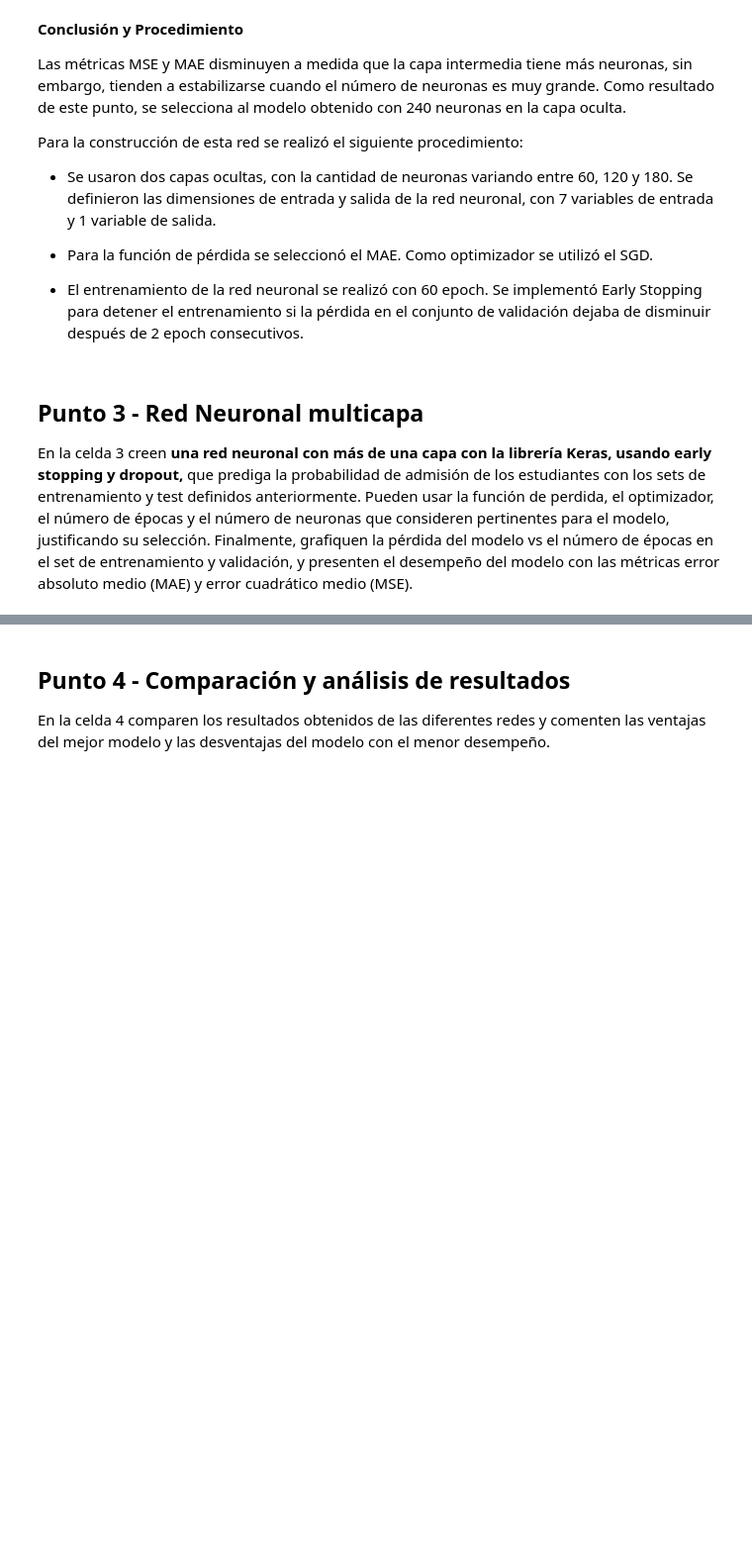
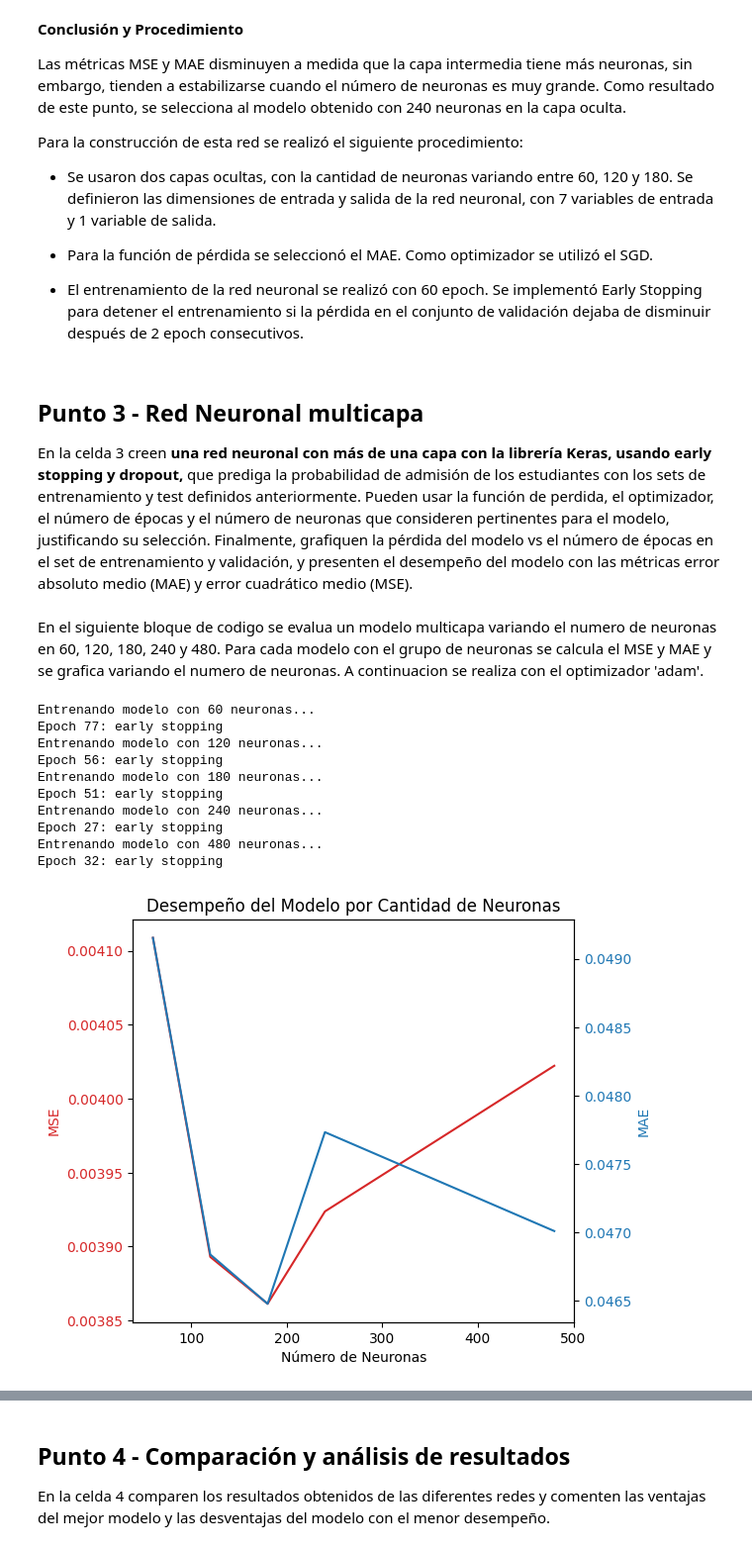
Before and after one commit to edgarango/MIAD_NLP_2024, a Jupyter notebook: S6TC1_Redes_Neuronales.ipynb, the cells around one changed output, grey strips where cells are left out. Shown: that part at 99% size. Saved outputs shown, nothing was run; the diff lists cells and outputs as text; code cells hidden in the pictures; blank space fills up the shorter version.

```diff
--- a/S6TC1_Redes_Neuronales.ipynb
+++ b/S6TC1_Redes_Neuronales.ipynb
@@ -436,0 +433,68 @@ En la celda 3 creen **una red neuronal con más de una capa con la librería Ker
+# %% [markdown]
+En el siguiente bloque de codigo se evalua un modelo multicapa variando el numero de neuronas en 60, 120, 180, 240 y 480. Para cada modelo con el grupo de neuronas se calcula el MSE y MAE y se grafica variando el numero de neuronas. A continuacion se realiza con el optimizador 'adam'.
+# %%
+# Escalar datos
+scaler = StandardScaler()
+xTrain_scaled = scaler.fit_transform(xTrain)
+xTest_scaled = scaler.transform(xTest)
+
+# Número de neuronas en las capas ocultas
+neuronas = [60, 120, 180, 240, 480]
+resultados = []
+
+# Función para construir el modelo
+def build_model(n):
+  K.clear_session()  # Limpiar la sesión de Keras
+  model = Sequential([
+      Dense(n, input_shape=(xTrain_scaled.shape[1],), activation='relu'),
+      Dropout(0.5),
+      Dense(n, activation='relu'),
+      Dropout(0.3),
+      Dense(1, activation='sigmoid')  # Función sigmoide para la última capa
+  ])
+  model.compile(optimizer='adam', loss='mean_squared_error', metrics=['mse', 'mae'])
+  return model
+
+# Entrenamiento y evaluación de cada modelo
+for n in neuronas:
+  print(f"Entrenando modelo con {n} neuronas...")
+  model = build_model(n)
+  early_stopping = EarlyStopping(monitor='val_loss', patience=10, verbose=1)
+  history = model.fit(xTrain_scaled, yTrain, epochs=100, validation_data=(xTest_scaled, yTest),
+                      callbacks=[early_stopping], verbose=0)
+  loss, mse, mae = model.evaluate(xTest_scaled, yTest, verbose=0)
+  resultados.append((n, mse, mae))
+
+# Desempaquetar resultados
+neuron_counts, mses, maes = zip(*resultados)
+
+# Graficar resultados
+fig, ax1 = plt.subplots()
+
+color = 'tab:red'
+ax1.set_xlabel('Número de Neuronas')
+ax1.set_ylabel('MSE', color=color)
+ax1.plot(neuron_counts, mses, color=color)
+ax1.tick_params(axis='y', labelcolor=color)
+
+ax2 = ax1.twinx()  # Instancia un segundo eje que comparte el mismo eje X
+color = 'tab:blue'
+ax2.set_ylabel('MAE', color=color)
+ax2.plot(neuron_counts, maes, color=color)
+ax2.tick_params(axis='y', labelcolor=color)
+
+fig.tight_layout()  # Para asegurar que no haya superposición de layout
+plt.title('Desempeño del Modelo por Cantidad de Neuronas')
+plt.show()
+# %% [output]
+Entrenando modelo con 60 neuronas...
+Epoch 77: early stopping
+Entrenando modelo con 120 neuronas...
+Epoch 56: early stopping
+Entrenando modelo con 180 neuronas...
+Epoch 51: early stopping
+Entrenando modelo con 240 neuronas...
+Epoch 27: early stopping
+Entrenando modelo con 480 neuronas...
+Epoch 32: early stopping
+[figure, added]
```
Also changed, not shown: parts of 10 cells of this notebook.
